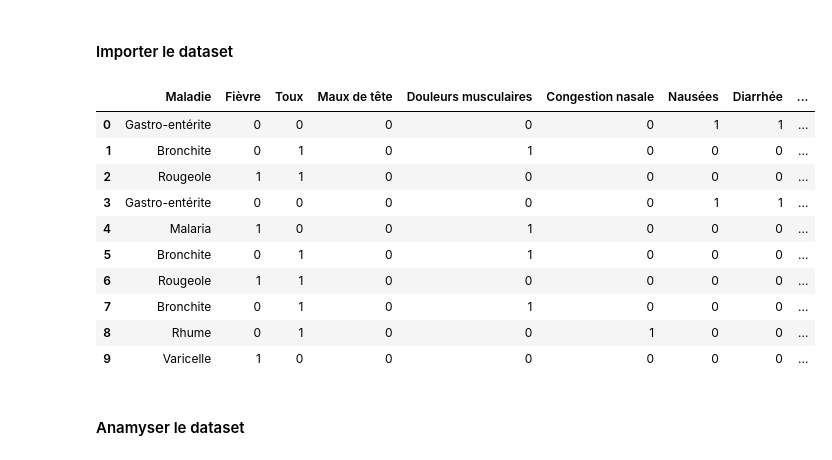
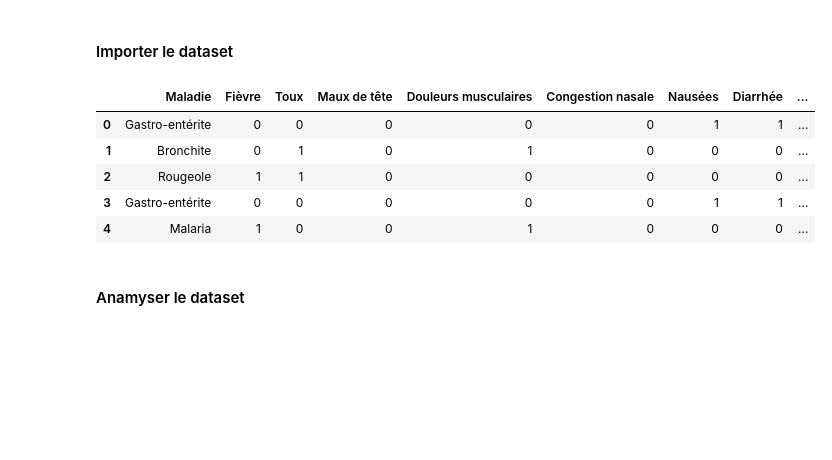
Before and after one commit to NdongoMamoudou/DeepLearningHub, a Jupyter notebook: PMC/Notebooks/classification_maladies_PMC.ipynb, the cells around one changed output. Drawn from its saved outputs; the diff is of its cells as text; code cells hidden in the pictures; blank space fills up the shorter version.

```diff
--- a/PMC/Notebooks/classification_maladies_PMC.ipynb
+++ b/PMC/Notebooks/classification_maladies_PMC.ipynb
@@ -21,19 +21,14 @@ from tensorflow.keras.utils import to_categorical
 # %%
 df_maladie = pd.read_csv("D:\Projet_DeepLearning\PMC\Data\maladies.csv")
 
-df_maladie.head(10)
+df_maladie.head()
 # %% [output]
 |  | Maladie | Fièvre | Toux | Maux de tête | Douleurs musculaires | Congestion nasale | Nausées | Diarrhée | ... |
 | 0 | Gastro-entérite | 0 | 0 | 0 | 0 | 0 | 1 | 1 | ... |
 | 1 | Bronchite | 0 | 1 | 0 | 1 | 0 | 0 | 0 | ... |
 | 2 | Rougeole | 1 | 1 | 0 | 0 | 0 | 0 | 0 | ... |
 | 3 | Gastro-entérite | 0 | 0 | 0 | 0 | 0 | 1 | 1 | ... |
 | 4 | Malaria | 1 | 0 | 0 | 1 | 0 | 0 | 0 | ... |
-| 5 | Bronchite | 0 | 1 | 0 | 1 | 0 | 0 | 0 | ... |
-| 6 | Rougeole | 1 | 1 | 0 | 0 | 0 | 0 | 0 | ... |
-| 7 | Bronchite | 0 | 1 | 0 | 1 | 0 | 0 | 0 | ... |
-| 8 | Rhume | 0 | 1 | 0 | 0 | 1 | 0 | 0 | ... |
-| 9 | Varicelle | 1 | 0 | 0 | 0 | 0 | 0 | 0 | ... |
 # %% [markdown]
 #### Anamyser le dataset
 # %%
```
Also changed, not shown: parts of 9 cells of this notebook.
